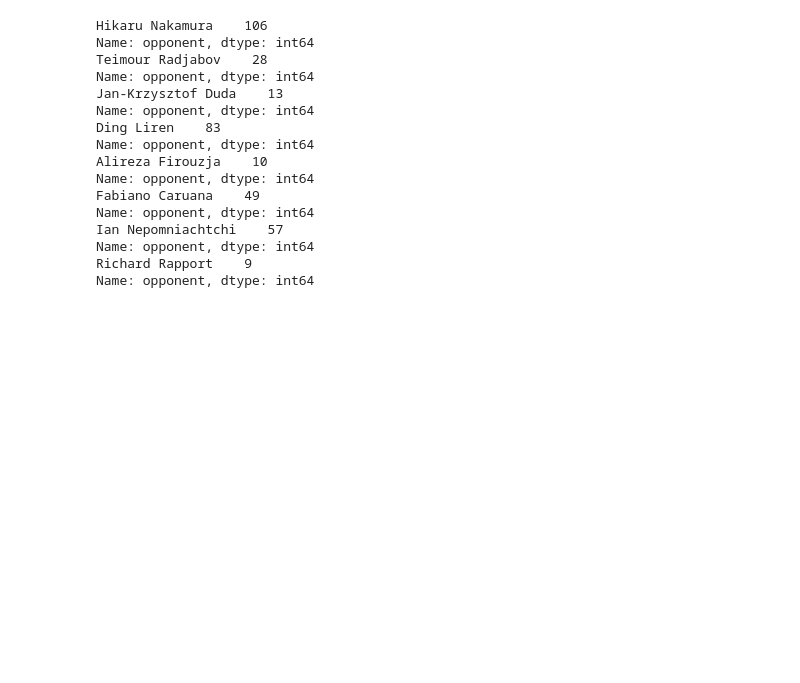
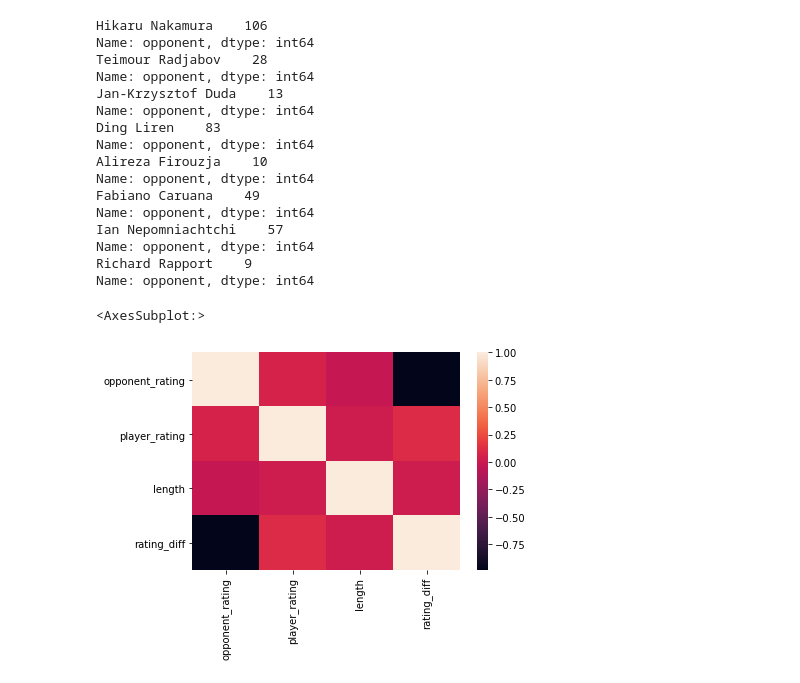
Before and after one commit to deadlykitten1/Chess_Outcome_Predictor, a Jupyter notebook: eda.ipynb, the cells around one changed output. Drawn from its saved outputs; the diff is of its cells as text; code cells hidden in the pictures; blank space fills up the shorter version.

```diff
--- a/eda.ipynb
+++ b/eda.ipynb
@@ -101,3 +102,8 @@ Ian Nepomniachtchi    57
 Name: opponent, dtype: int64
 Richard Rapport    9
 Name: opponent, dtype: int64
+# %%
+sns.heatmap(magnus_df.corr())
+# %% [output]
+<AxesSubplot:>
+[figure, added]
```
Also changed, not shown: parts of 5 cells of this notebook, 2 other files.
